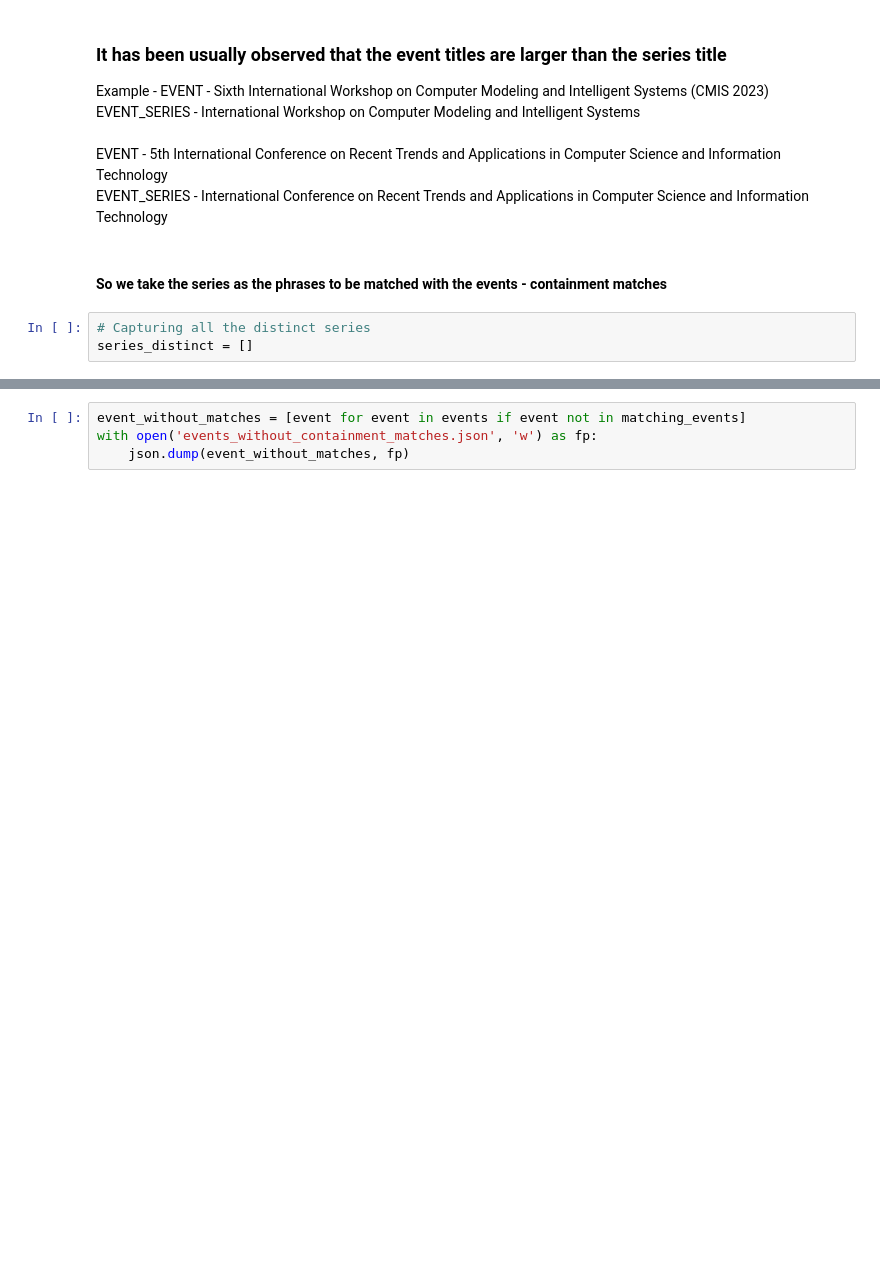
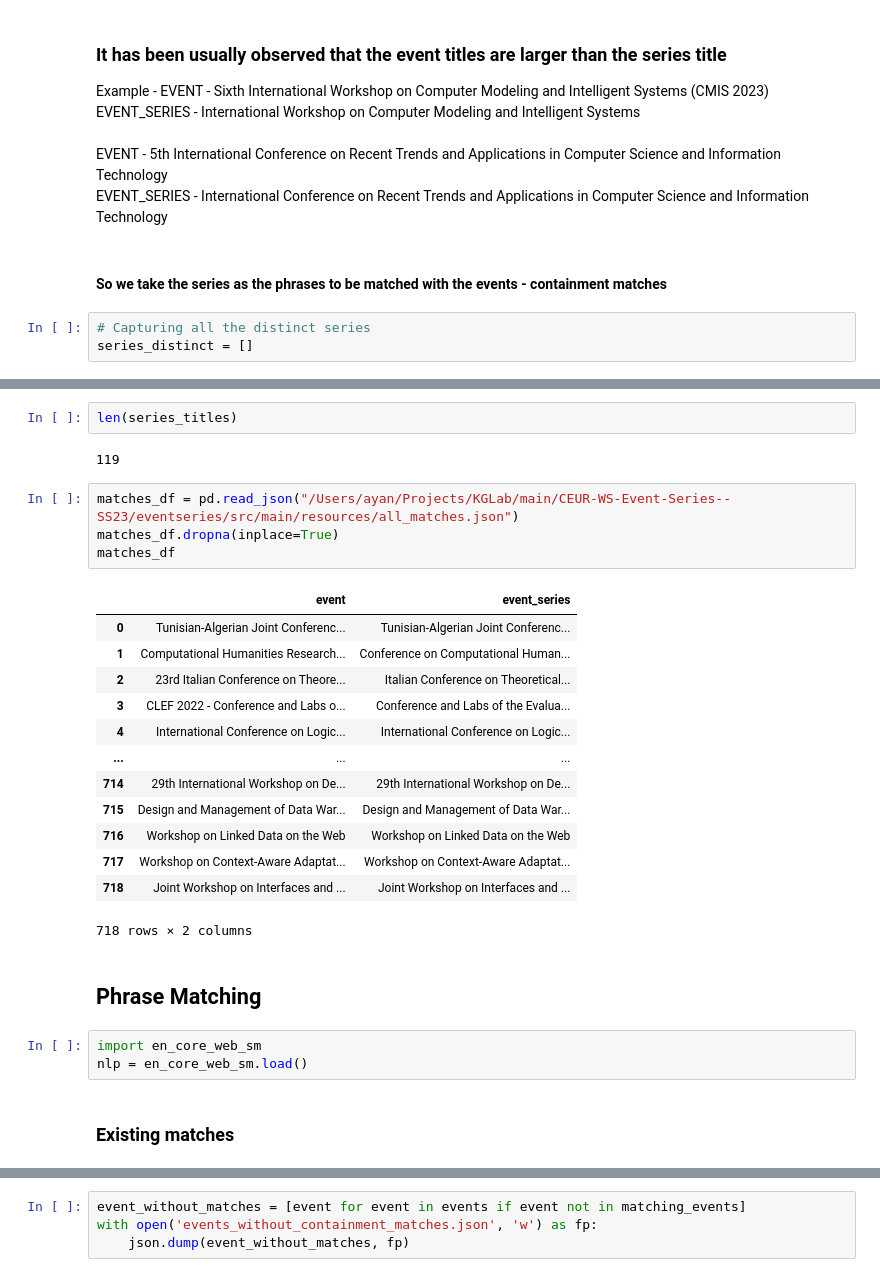
Before and after one commit to dorukresmi/CEUR-WS-Event-Series--SS23--Group-2, a Jupyter notebook: notebooks/nlp_matching.ipynb, the cells around one changed output, grey strips where cells are left out. Drawn from its saved outputs; the diff is of its cells as text; blank space fills up the shorter version.

Commit message:
"Added the NLP matchers"

```diff
--- a/notebooks/nlp_matching.ipynb
+++ b/notebooks/nlp_matching.ipynb
@@ -65,0 +88,29 @@ series_distinct = []
+# %%
+len(series_titles)
+# %% [output]
+119
+# %%
+matches_df = pd.read_json("/Users/ayan/Projects/KGLab/main/CEUR-WS-Event-Series--SS23/eventseries/src/main/resources/all_matches.json")
+matches_df.dropna(inplace=True)
+matches_df
+# %% [output]
+|  | event | event_series |
+| 0 | Tunisian-Algerian Joint Conferenc... | Tunisian-Algerian Joint Conferenc... |
+| 1 | Computational Humanities Research... | Conference on Computational Human... |
+| 2 | 23rd Italian Conference on Theore... | Italian Conference on Theoretical... |
+| 3 | CLEF 2022 - Conference and Labs o... | Conference and Labs of the Evalua... |
+| 4 | International Conference on Logic... | International Conference on Logic... |
+| ... | ... | ... |
+| 714 | 29th International Workshop on De... | 29th International Workshop on De... |
+| 715 | Design and Management of Data War... | Design and Management of Data War... |
+| 716 | Workshop on Linked Data on the Web | Workshop on Linked Data on the Web |
+| 717 | Workshop on Context-Aware Adaptat... | Workshop on Context-Aware Adaptat... |
+| 718 | Joint Workshop on Interfaces and ... | Joint Workshop on Interfaces and ... |
+718 rows × 2 columns
+# %% [markdown]
+## Phrase Matching
+# %%
+import en_core_web_sm
+nlp = en_core_web_sm.load()
+# %% [markdown]
+### Existing matches
```
Also changed, not shown: parts of 56 cells of this notebook, 26 other files.
